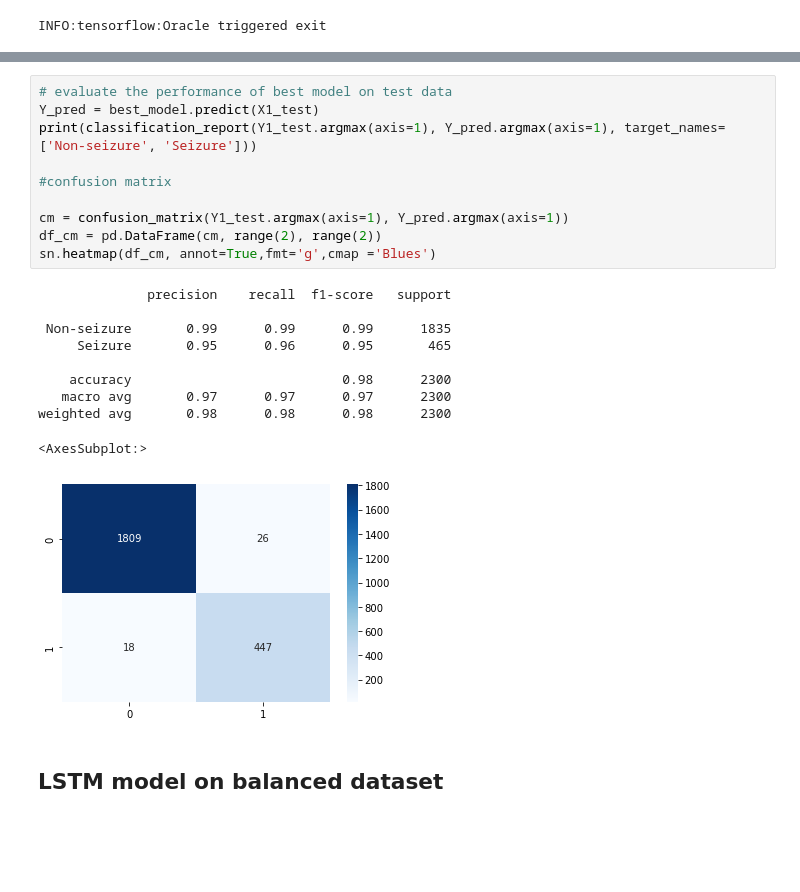
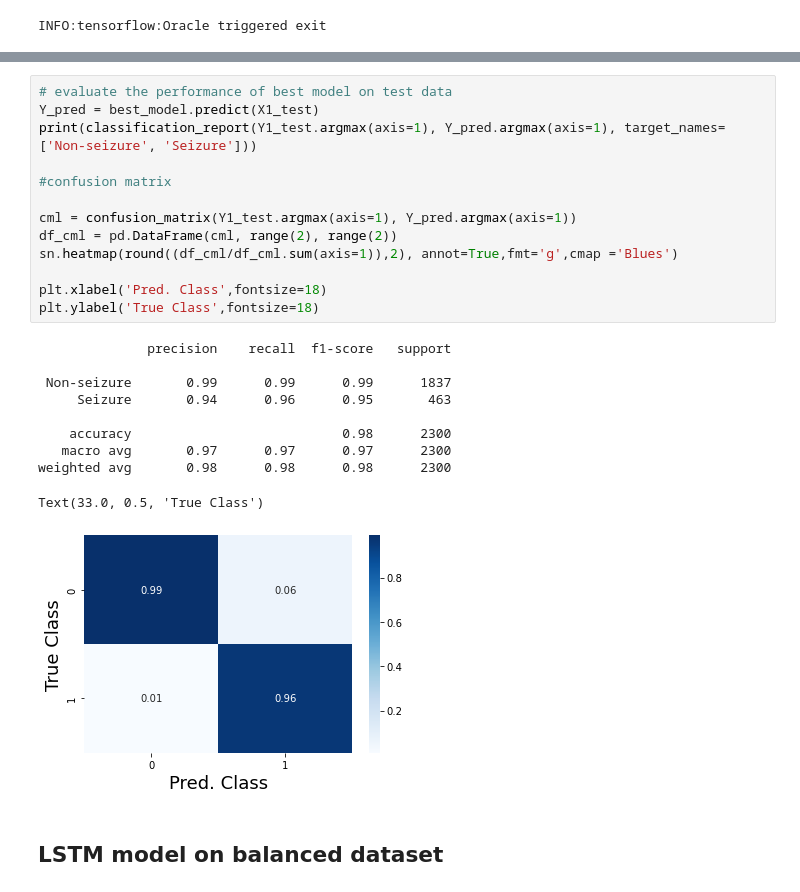
Before and after one commit to Usmanikashif/Project_machine_learning, a Jupyter notebook: Part1_ binary classification of seizure detection.ipynb, the cells around one changed output, grey strips where cells are left out. Drawn from its saved outputs; the diff is of its cells as text; blank space fills up the shorter version.

```diff
--- a/Part1_ binary classification of seizure detection.ipynb
+++ b/Part1_ binary classification of seizure detection.ipynb
@@ -586,24 +595,27 @@ Epoch 6/50
 # %%
 # evaluate the performance of best model on test data
 Y_pred = best_model.predict(X1_test)
 print(classification_report(Y1_test.argmax(axis=1), Y_pred.argmax(axis=1), target_names=['Non-seizure', 'Seizure']))
 
 #confusion matrix
 
-cm = confusion_matrix(Y1_test.argmax(axis=1), Y_pred.argmax(axis=1))
-df_cm = pd.DataFrame(cm, range(2), range(2))
-sn.heatmap(df_cm, annot=True,fmt='g',cmap ='Blues')
+cml = confusion_matrix(Y1_test.argmax(axis=1), Y_pred.argmax(axis=1))
+df_cml = pd.DataFrame(cml, range(2), range(2))
+sn.heatmap(round((df_cml/df_cml.sum(axis=1)),2), annot=True,fmt='g',cmap ='Blues')
+
+plt.xlabel('Pred. Class',fontsize=18)
+plt.ylabel('True Class',fontsize=18)
 # %% [output]
               precision    recall  f1-score   support
 
- Non-seizure       0.99      0.99      0.99      1835
-     Seizure       0.95      0.96      0.95       465
+ Non-seizure       0.99      0.99      0.99      1837
+     Seizure       0.94      0.96      0.95       463
 
     accuracy                           0.98      2300
    macro avg       0.97      0.97      0.97      2300
 weighted avg       0.98      0.98      0.98      2300
-<AxesSubplot:>
+Text(33.0, 0.5, 'True Class')
-[figure, old version]
+[figure, new version]
 # %% [markdown]
 ## LSTM model on balanced dataset
 # %%
```
Also changed, not shown: parts of 22 cells of this notebook, 1 other file.
